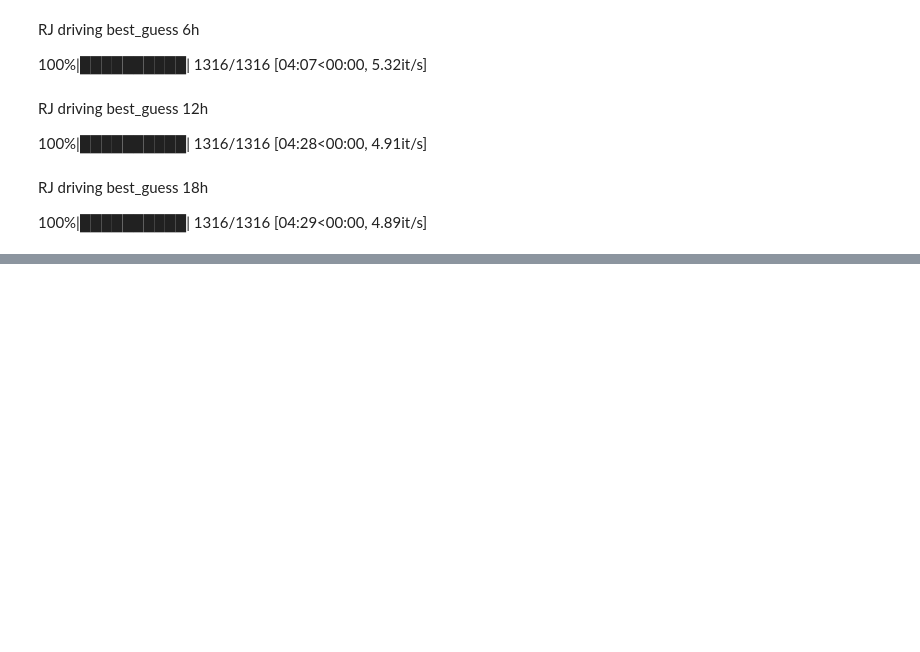
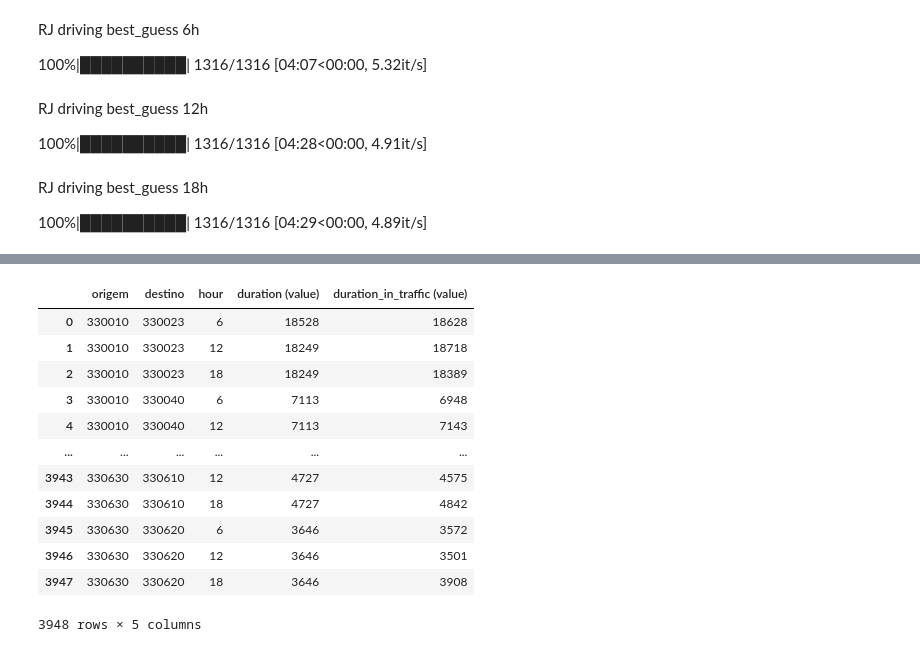
Before and after one commit to lucaslopes/gestantes, a Jupyter notebook: sections/database_gmaps.ipynb, the cells around one changed output, grey strips where cells are left out. Cells and saved outputs as stored; diff of their text form; code cells hidden in the pictures; blank space fills up the shorter version.

```diff
--- a/sections/database_gmaps.ipynb
+++ b/sections/database_gmaps.ipynb
@@ -289,0 +341,22 @@ RJ driving best_guess 18h
+# %%
+cols_inv = [
+  'origem', 'destino', 'hour',
+  'duration (value)',
+  'duration_in_traffic (value)',
+]
+df_inv = df_files[cols_inv].sort_values(by=['origem', 'destino', 'hour']).reset_index(drop=True)
+df_inv
+# %% [output]
+|  | origem | destino | hour | duration (value) | duration_in_traffic (value) |
+| 0 | 330010 | 330023 | 6 | 18528 | 18628 |
+| 1 | 330010 | 330023 | 12 | 18249 | 18718 |
+| 2 | 330010 | 330023 | 18 | 18249 | 18389 |
+| 3 | 330010 | 330040 | 6 | 7113 | 6948 |
+| 4 | 330010 | 330040 | 12 | 7113 | 7143 |
+| ... | ... | ... | ... | ... | ... |
+| 3943 | 330630 | 330610 | 12 | 4727 | 4575 |
+| 3944 | 330630 | 330610 | 18 | 4727 | 4842 |
+| 3945 | 330630 | 330620 | 6 | 3646 | 3572 |
+| 3946 | 330630 | 330620 | 12 | 3646 | 3501 |
+| 3947 | 330630 | 330620 | 18 | 3646 | 3908 |
+3948 rows × 5 columns
```
Also changed, not shown: parts of 8 cells of this notebook, 1 other file.
